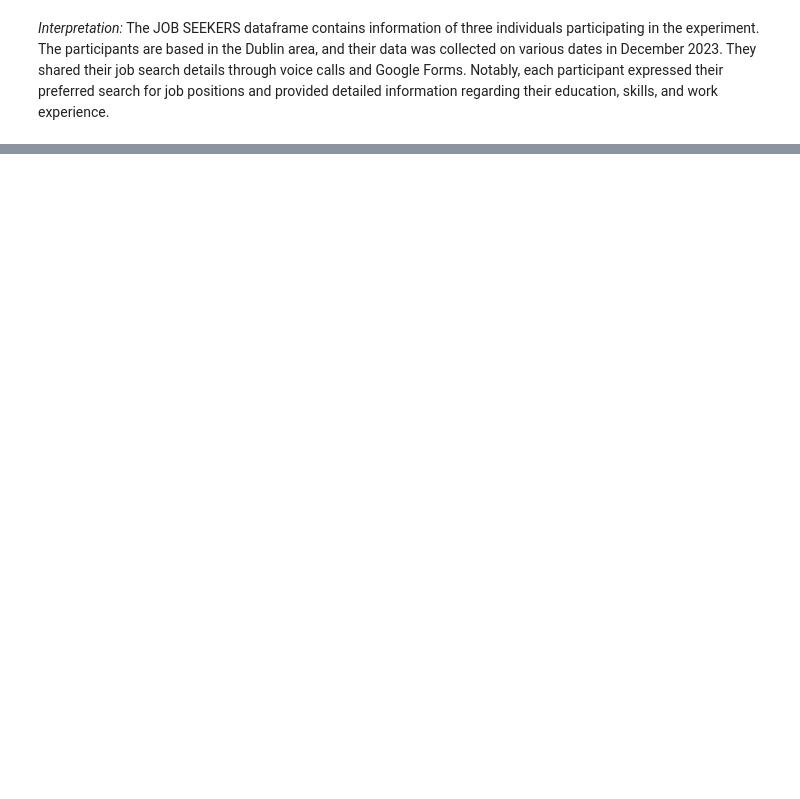
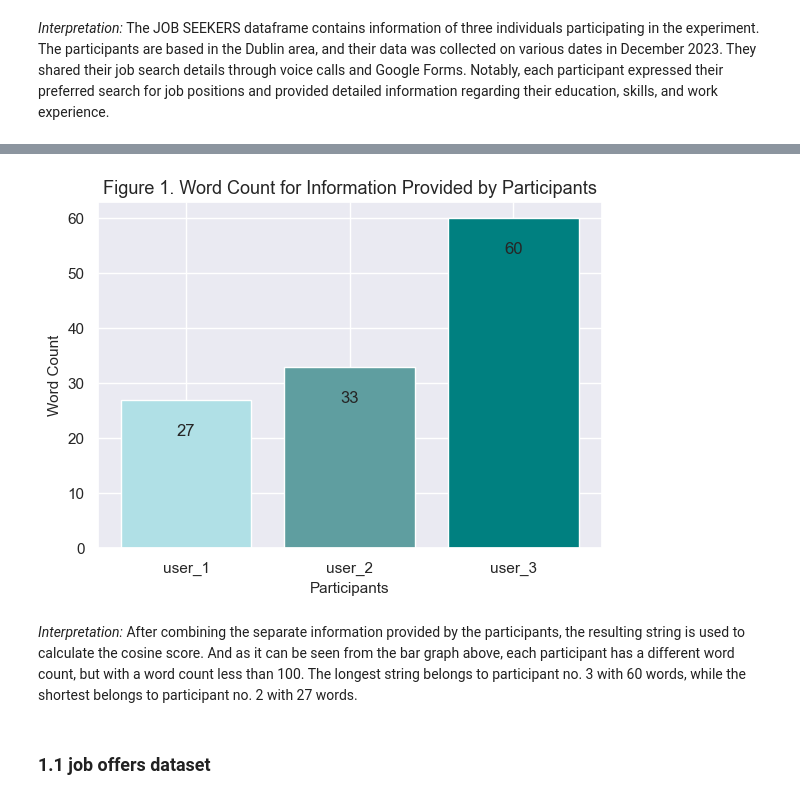
Before and after one commit to temulenbd/project-text-represetation-techniques, a Jupyter notebook: 5. human judgement.ipynb, the cells around one changed output, grey strips where cells are left out. Cells and saved outputs as stored; diff of their text form; code cells hidden in the pictures; blank space fills up the shorter version.

```diff
--- a/5. human judgement.ipynb
+++ b/5. human judgement.ipynb
@@ -191,18 +56,0 @@ Interpretation: The right skewed distribution above shows that the words length
-# %%
-sns.set(style='whitegrid')
-label_counts = user1_data['label'].value_counts()
-
-plt.figure(figsize=(6.5, 4.5))
-
-color_list = ['midnightblue', 'slategray', 'lightblue']
-bars = plt.bar(label_counts.index, label_counts.values, color=color_list)
-for bar in bars:
-    height = bar.get_height()
-    plt.text(bar.get_x() + bar.get_width() / 2.0, height, f'{height}', ha='center', va='bottom')
-
-plt.title('Figure 2.Distribution of labels.', fontsize=14)
-plt.xlabel('Labels', fontsize=11)
-plt.ylabel('Frequency', fontsize=11)
-
-plt.xticks(rotation=0)
-plt.show()
@@ -344,0 +72,23 @@ print(label_counts)
+# %%
+# Plot the word count for the information provided by the participants.
+sns.set(context='notebook', style='darkgrid')
+plt.figure(figsize=(6.5, 4.5))
+bars = plt.bar(df_jobseeker['participant'], df_jobseeker['word_count'], color=['powderblue', 'cadetblue', 'teal'])
+
+for bar in bars:
+    height = bar.get_height()
+    plt.text(bar.get_x() + bar.get_width() / 2.0,
+             height-7, f'{height}',
+             ha='center', va='bottom')
+
+plt.title('Figure 1. Word Count for Information Provided by Participants', fontsize=13)
+plt.xlabel('Participants', fontsize=11)
+plt.ylabel('Word Count', fontsize=11)
+
+plt.show()
+# %% [output]
+[figure, added]
+# %% [markdown]
+*Interpretation:* After combining the separate information provided by the participants, the resulting string is used to calculate the cosine score. And as it can be seen from the bar graph above, each participant has a different word count, but with a word count less than 100. The longest string belongs to participant no. 3 with 60 words, while the shortest belongs to participant no. 2 with 27 words.
+# %% [markdown]
+### 1.1 job offers dataset
```
Also changed, not shown: parts of 152 cells of this notebook, 1 other file.
